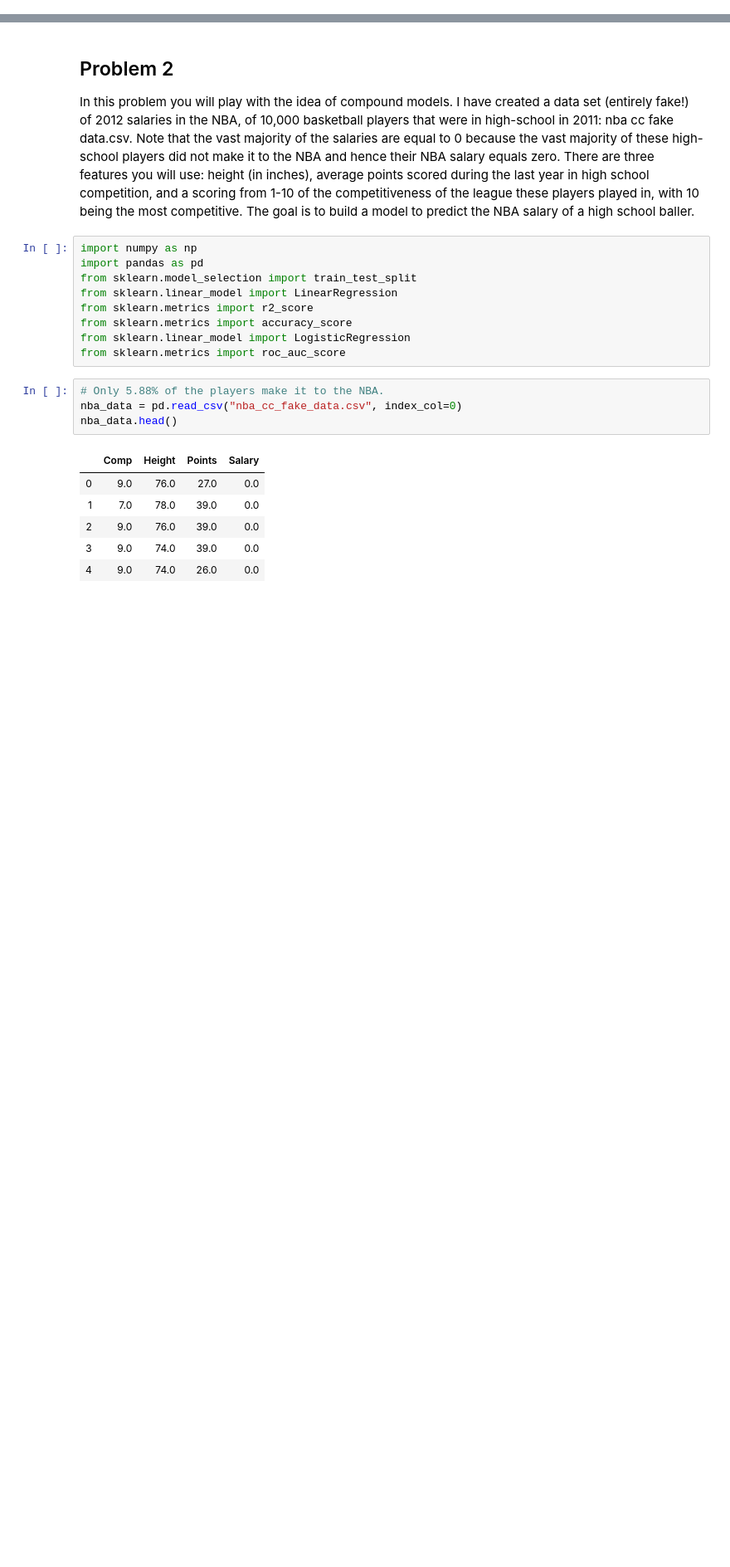
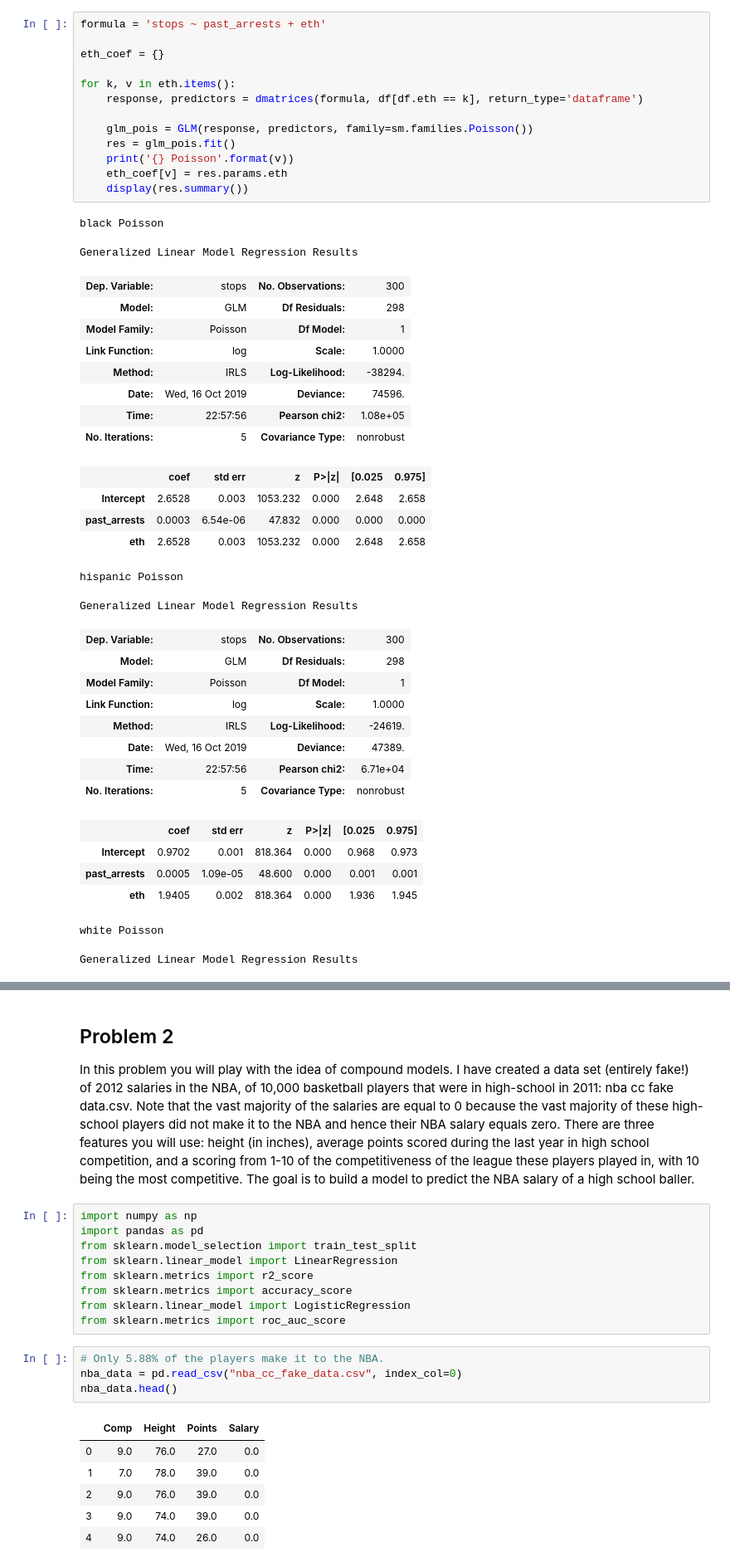
Before and after one commit to mxviteri/bds_hm1, a Jupyter notebook: hw5/HW5.ipynb, the cells around one changed output, grey strips where cells are left out. Shown at 83% size. Drawn from its saved outputs; the diff is of its cells as text; blank space fills up the shorter version.

```diff
--- a/hw5/HW5.ipynb
+++ b/hw5/HW5.ipynb
@@ -0,0 +97,44 @@
+# %%
+formula = 'stops ~ past_arrests + eth'
+
+eth_coef = {}
+
+for k, v in eth.items():
+    response, predictors = dmatrices(formula, df[df.eth == k], return_type='dataframe')
+
+    glm_pois = GLM(response, predictors, family=sm.families.Poisson())
+    res = glm_pois.fit()
+    print('{} Poisson'.format(v))
+    eth_coef[v] = res.params.eth
+    display(res.summary())
+# %% [output]
+black Poisson
+Generalized Linear Model Regression Results
+| Dep. Variable: | stops | No. Observations: | 300 |
+| Model: | GLM | Df Residuals: | 298 |
+| Model Family: | Poisson | Df Model: | 1 |
+| Link Function: | log | Scale: | 1.0000 |
+| Method: | IRLS | Log-Likelihood: | -38294. |
+| Date: | Wed, 16 Oct 2019 | Deviance: | 74596. |
+| Time: | 22:57:56 | Pearson chi2: | 1.08e+05 |
+| No. Iterations: | 5 | Covariance Type: | nonrobust |
+|  | coef | std err | z | P>|z| | [0.025 | 0.975] |
+| Intercept | 2.6528 | 0.003 | 1053.232 | 0.000 | 2.648 | 2.658 |
+| past_arrests | 0.0003 | 6.54e-06 | 47.832 | 0.000 | 0.000 | 0.000 |
+| eth | 2.6528 | 0.003 | 1053.232 | 0.000 | 2.648 | 2.658 |
+hispanic Poisson
+Generalized Linear Model Regression Results
+| Dep. Variable: | stops | No. Observations: | 300 |
+| Model: | GLM | Df Residuals: | 298 |
+| Model Family: | Poisson | Df Model: | 1 |
+| Link Function: | log | Scale: | 1.0000 |
+| Method: | IRLS | Log-Likelihood: | -24619. |
+| Date: | Wed, 16 Oct 2019 | Deviance: | 47389. |
+| Time: | 22:57:56 | Pearson chi2: | 6.71e+04 |
+| No. Iterations: | 5 | Covariance Type: | nonrobust |
+|  | coef | std err | z | P>|z| | [0.025 | 0.975] |
+| Intercept | 0.9702 | 0.001 | 818.364 | 0.000 | 0.968 | 0.973 |
+| past_arrests | 0.0005 | 1.09e-05 | 48.600 | 0.000 | 0.001 | 0.001 |
+| eth | 1.9405 | 0.002 | 818.364 | 0.000 | 1.936 | 1.945 |
+white Poisson
+Generalized Linear Model Regression Results
```
Also changed, not shown: parts of 16 cells of this notebook, 1 other file.
